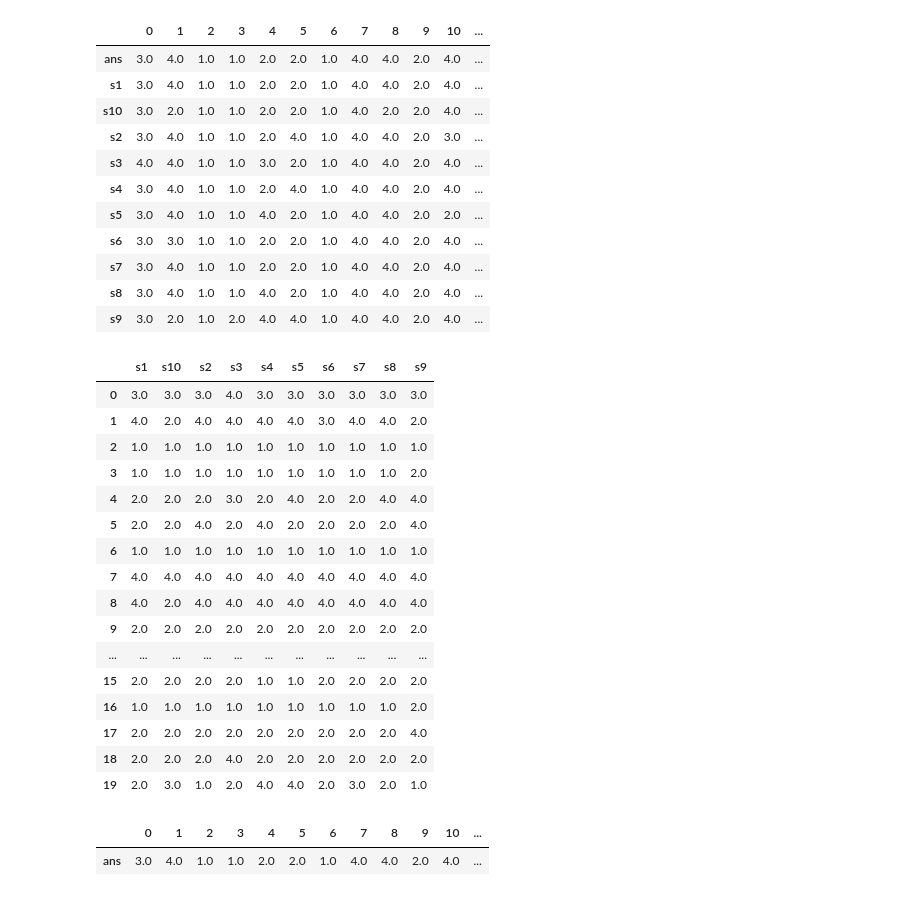
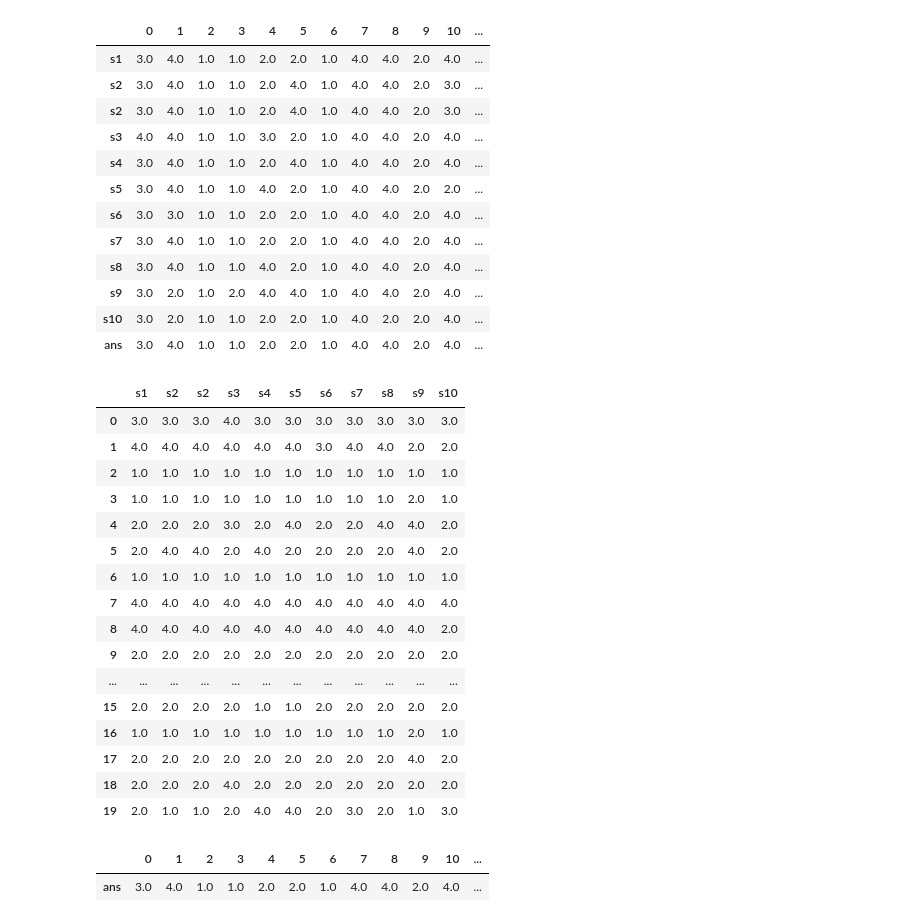
Before and after one commit to anffleodhkd/0601, a Jupyter notebook: 0601_work1.ipynb, the cells around one changed output. Drawn from its saved outputs; the diff is of its cells as text; code cells hidden in the pictures.

```diff
--- a/0601_work1.ipynb
+++ b/0601_work1.ipynb
@@ -31,13 +31,12 @@ array([[3., 4., 1., 1., 2., 2., 1., 4., 4., 2., 4., 3., 3., 3., 2., 2.,
         1., 2., 2., 2.]])
 # %%
 data1 = {"s1": data[0],"s2":data[1],"s3":data[2],"s4":data[3],"s5":data[4],"s6":data[5],"s7":data[6],"s8":data[7],"s9":data[8],"s10":data[9],"ans":data[10]}
-df = pd.DataFrame(data1).T
+df = pd.DataFrame(data1, columns=["s1","s2","s2","s3","s4","s5","s6","s7","s8","s9","s10","ans"]).T
 df
 # %% [output]
 |  | 0 | 1 | 2 | 3 | 4 | 5 | 6 | 7 | 8 | 9 | 10 | ... |
-| ans | 3.0 | 4.0 | 1.0 | 1.0 | 2.0 | 2.0 | 1.0 | 4.0 | 4.0 | 2.0 | 4.0 | ... |
 | s1 | 3.0 | 4.0 | 1.0 | 1.0 | 2.0 | 2.0 | 1.0 | 4.0 | 4.0 | 2.0 | 4.0 | ... |
-| s10 | 3.0 | 2.0 | 1.0 | 1.0 | 2.0 | 2.0 | 1.0 | 4.0 | 2.0 | 2.0 | 4.0 | ... |
+| s2 | 3.0 | 4.0 | 1.0 | 1.0 | 2.0 | 4.0 | 1.0 | 4.0 | 4.0 | 2.0 | 3.0 | ... |
 | s2 | 3.0 | 4.0 | 1.0 | 1.0 | 2.0 | 4.0 | 1.0 | 4.0 | 4.0 | 2.0 | 3.0 | ... |
 | s3 | 4.0 | 4.0 | 1.0 | 1.0 | 3.0 | 2.0 | 1.0 | 4.0 | 4.0 | 2.0 | 4.0 | ... |
 | s4 | 3.0 | 4.0 | 1.0 | 1.0 | 2.0 | 4.0 | 1.0 | 4.0 | 4.0 | 2.0 | 4.0 | ... |
@@ -46,26 +45,28 @@ df
 | s7 | 3.0 | 4.0 | 1.0 | 1.0 | 2.0 | 2.0 | 1.0 | 4.0 | 4.0 | 2.0 | 4.0 | ... |
 | s8 | 3.0 | 4.0 | 1.0 | 1.0 | 4.0 | 2.0 | 1.0 | 4.0 | 4.0 | 2.0 | 4.0 | ... |
 | s9 | 3.0 | 2.0 | 1.0 | 2.0 | 4.0 | 4.0 | 1.0 | 4.0 | 4.0 | 2.0 | 4.0 | ... |
+| s10 | 3.0 | 2.0 | 1.0 | 1.0 | 2.0 | 2.0 | 1.0 | 4.0 | 2.0 | 2.0 | 4.0 | ... |
+| ans | 3.0 | 4.0 | 1.0 | 1.0 | 2.0 | 2.0 | 1.0 | 4.0 | 4.0 | 2.0 | 4.0 | ... |
 # %%
-student = df.iloc[1:].T
+student = df.iloc[0:11].T
 
 student
 # %% [output]
-|  | s1 | s10 | s2 | s3 | s4 | s5 | s6 | s7 | s8 | s9 |
-| 0 | 3.0 | 3.0 | 3.0 | 4.0 | 3.0 | 3.0 | 3.0 | 3.0 | 3.0 | 3.0 |
-| 1 | 4.0 | 2.0 | 4.0 | 4.0 | 4.0 | 4.0 | 3.0 | 4.0 | 4.0 | 2.0 |
-| 2 | 1.0 | 1.0 | 1.0 | 1.0 | 1.0 | 1.0 | 1.0 | 1.0 | 1.0 | 1.0 |
-| 3 | 1.0 | 1.0 | 1.0 | 1.0 | 1.0 | 1.0 | 1.0 | 1.0 | 1.0 | 2.0 |
-| 4 | 2.0 | 2.0 | 2.0 | 3.0 | 2.0 | 4.0 | 2.0 | 2.0 | 4.0 | 4.0 |
-| 5 | 2.0 | 2.0 | 4.0 | 2.0 | 4.0 | 2.0 | 2.0 | 2.0 | 2.0 | 4.0 |
-| 6 | 1.0 | 1.0 | 1.0 | 1.0 | 1.0 | 1.0 | 1.0 | 1.0 | 1.0 | 1.0 |
-| 7 | 4.0 | 4.0 | 4.0 | 4.0 | 4.0 | 4.0 | 4.0 | 4.0 | 4.0 | 4.0 |
-| 8 | 4.0 | 2.0 | 4.0 | 4.0 | 4.0 | 4.0 | 4.0 | 4.0 | 4.0 | 4.0 |
-| 9 | 2.0 | 2.0 | 2.0 | 2.0 | 2.0 | 2.0 | 2.0 | 2.0 | 2.0 | 2.0 |
-| ... | ... | ... | ... | ... | ... | ... | ... | ... | ... | ... |
-| 15 | 2.0 | 2.0 | 2.0 | 2.0 | 1.0 | 1.0 | 2.0 | 2.0 | 2.0 | 2.0 |
-| 16 | 1.0 | 1.0 | 1.0 | 1.0 | 1.0 | 1.0 | 1.0 | 1.0 | 1.0 | 2.0 |
-| 17 | 2.0 | 2.0 | 2.0 | 2.0 | 2.0 | 2.0 | 2.0 | 2.0 | 2.0 | 4.0 |
-| 18 | 2.0 | 2.0 | 2.0 | 4.0 | 2.0 | 2.0 | 2.0 | 2.0 | 2.0 | 2.0 |
-| 19 | 2.0 | 3.0 | 1.0 | 2.0 | 4.0 | 4.0 | 2.0 | 3.0 | 2.0 | 1.0 |
+|  | s1 | s2 | s2 | s3 | s4 | s5 | s6 | s7 | s8 | s9 | s10 |
+| 0 | 3.0 | 3.0 | 3.0 | 4.0 | 3.0 | 3.0 | 3.0 | 3.0 | 3.0 | 3.0 | 3.0 |
+| 1 | 4.0 | 4.0 | 4.0 | 4.0 | 4.0 | 4.0 | 3.0 | 4.0 | 4.0 | 2.0 | 2.0 |
+| 2 | 1.0 | 1.0 | 1.0 | 1.0 | 1.0 | 1.0 | 1.0 | 1.0 | 1.0 | 1.0 | 1.0 |
+| 3 | 1.0 | 1.0 | 1.0 | 1.0 | 1.0 | 1.0 | 1.0 | 1.0 | 1.0 | 2.0 | 1.0 |
+| 4 | 2.0 | 2.0 | 2.0 | 3.0 | 2.0 | 4.0 | 2.0 | 2.0 | 4.0 | 4.0 | 2.0 |
+| 5 | 2.0 | 4.0 | 4.0 | 2.0 | 4.0 | 2.0 | 2.0 | 2.0 | 2.0 | 4.0 | 2.0 |
+| 6 | 1.0 | 1.0 | 1.0 | 1.0 | 1.0 | 1.0 | 1.0 | 1.0 | 1.0 | 1.0 | 1.0 |
+| 7 | 4.0 | 4.0 | 4.0 | 4.0 | 4.0 | 4.0 | 4.0 | 4.0 | 4.0 | 4.0 | 4.0 |
+| 8 | 4.0 | 4.0 | 4.0 | 4.0 | 4.0 | 4.0 | 4.0 | 4.0 | 4.0 | 4.0 | 2.0 |
+| 9 | 2.0 | 2.0 | 2.0 | 2.0 | 2.0 | 2.0 | 2.0 | 2.0 | 2.0 | 2.0 | 2.0 |
+| ... | ... | ... | ... | ... | ... | ... | ... | ... | ... | ... | ... |
+| 15 | 2.0 | 2.0 | 2.0 | 2.0 | 1.0 | 1.0 | 2.0 | 2.0 | 2.0 | 2.0 | 2.0 |
+| 16 | 1.0 | 1.0 | 1.0 | 1.0 | 1.0 | 1.0 | 1.0 | 1.0 | 1.0 | 2.0 | 1.0 |
+| 17 | 2.0 | 2.0 | 2.0 | 2.0 | 2.0 | 2.0 | 2.0 | 2.0 | 2.0 | 4.0 | 2.0 |
+| 18 | 2.0 | 2.0 | 2.0 | 4.0 | 2.0 | 2.0 | 2.0 | 2.0 | 2.0 | 2.0 | 2.0 |
+| 19 | 2.0 | 1.0 | 1.0 | 2.0 | 4.0 | 4.0 | 2.0 | 3.0 | 2.0 | 1.0 | 3.0 |
 # %%
```
Also changed, not shown: parts of 3 cells of this notebook.
